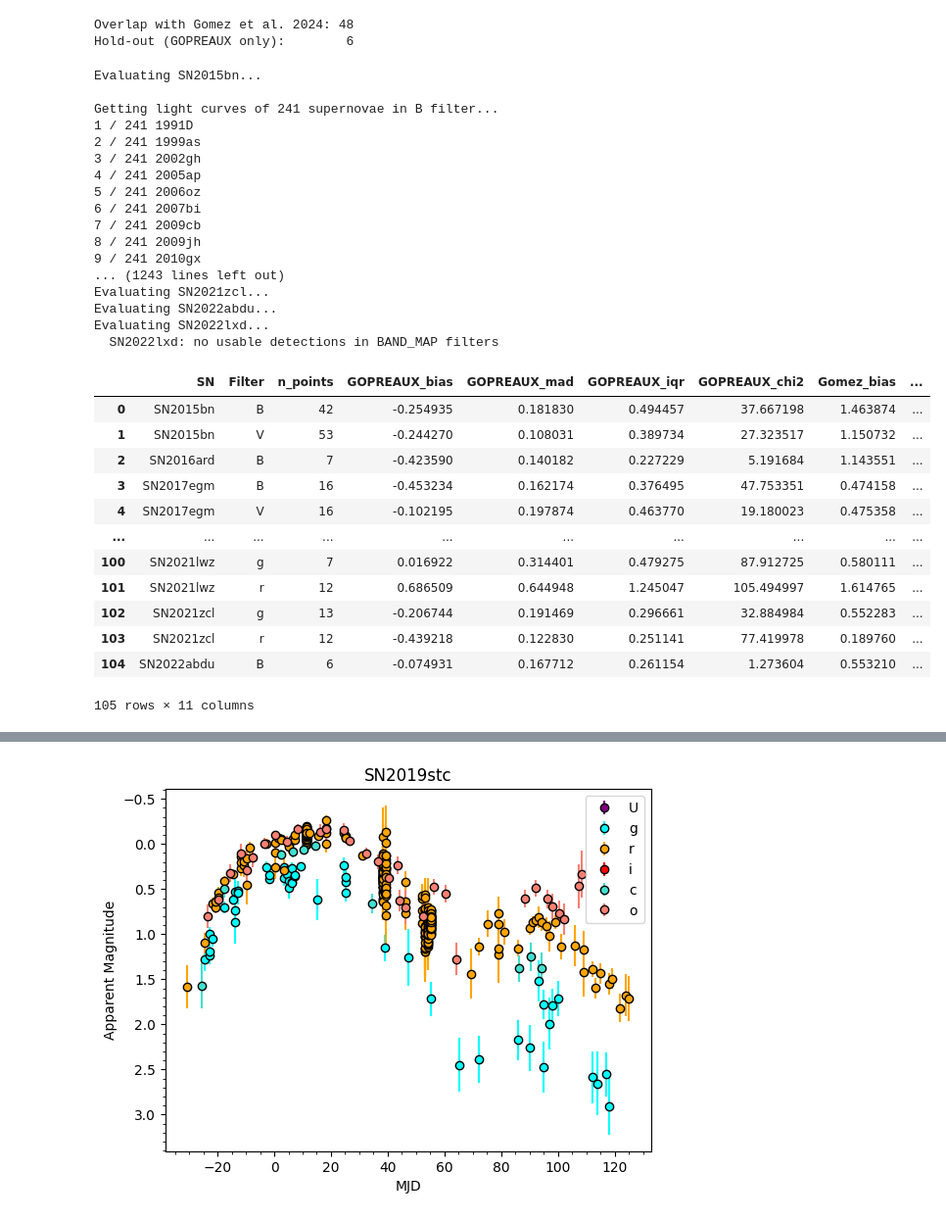
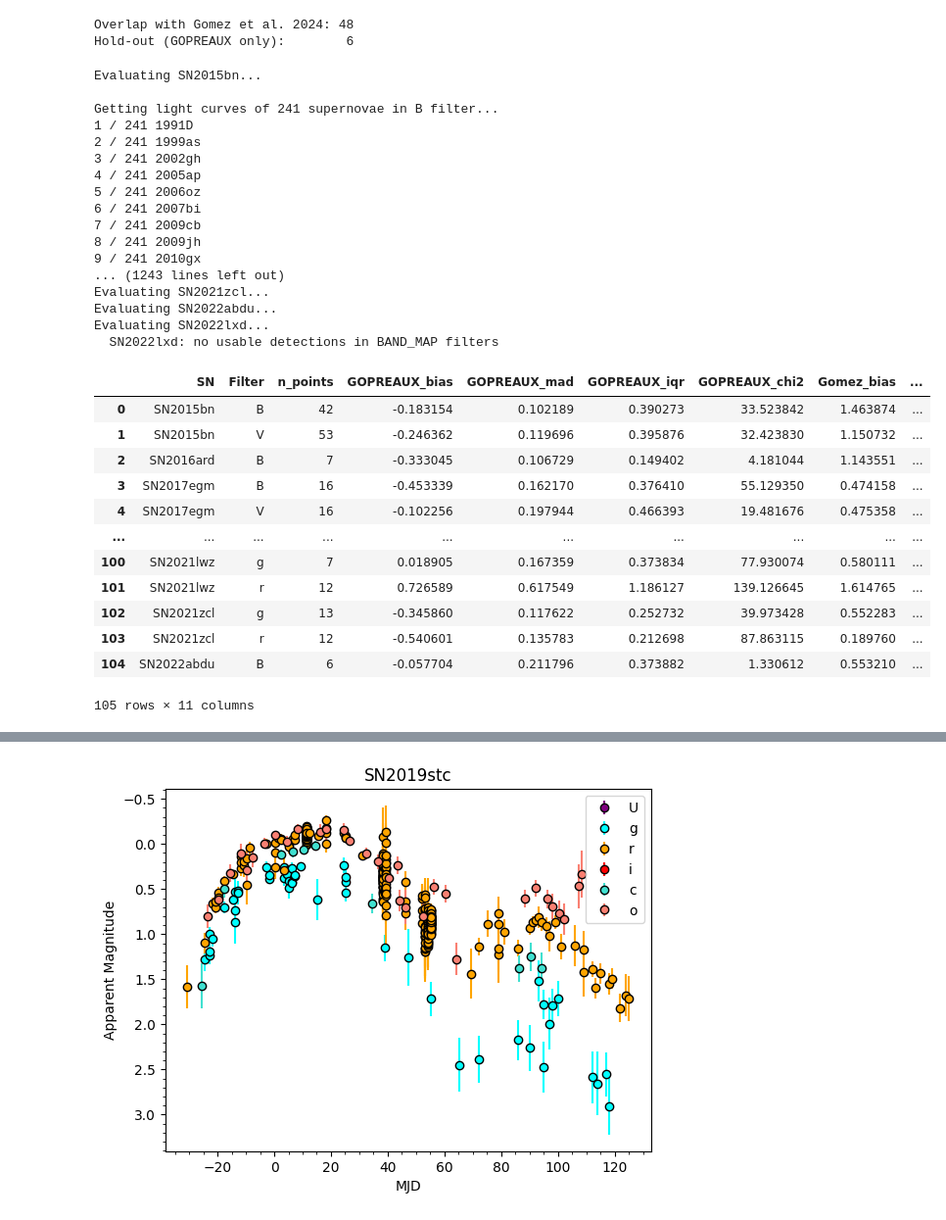
Before and after one commit to crpellegrino/gopreaux, a Jupyter notebook: examples/comparisons/compare_slsn_models.ipynb, the cells around one changed output, grey strips where cells are left out. Shown at 98% size. Drawn from its saved outputs; the diff is of its cells as text; code cells hidden in the pictures.

```diff
--- a/examples/comparisons/compare_slsn_models.ipynb
+++ b/examples/comparisons/compare_slsn_models.ipynb
@@ -361,7 +210,7 @@ def predict_gomez(obs: pd.DataFrame) -> pd.DataFrame:
     gomez_mags, gomez_lo, gomez_hi = [], [], []
 
     for _, row in obs.iterrows():
-        band = row["GomezBand"]
+        band = row["CompFilter"]
         try:
             times, mean, lo, hi = get_gomez_lc(band)
             interp_mean = interp1d(times, mean, bounds_error=False, fill_value=np.nan)
@@ -380,36 +229,7 @@ def predict_gomez(obs: pd.DataFrame) -> pd.DataFrame:
     result["Gomez_hi"]  = gomez_hi
     return result
 # %%
-def compute_metrics(residuals: np.ndarray, errors: np.ndarray) -> dict:
-    """
-    Compute comparison metrics for a set of residuals (model - observed).
-
-    Args:
-        residuals: model_mag - observed_mag at each point
-        errors:    photometric uncertainty at each point
-
-    Returns:
-        dict with keys: n, bias, mad, iqr, chi2_reduced
-    """
-    # Use a joint mask so residuals and errors stay the same length
-    mask = ~np.isnan(residuals) & ~np.isnan(errors) & (errors > 0)
-    residuals = residuals[mask]
-    errors    = errors[mask]
-
-    # Use a floor of 0.05 mag for errors, to avoid inflated chi sq. values
-    small_error_mask = errors < 0.05
-    errors[small_error_mask] = 0.05
-
-    if len(residuals) == 0:
-        return {"n": 0, "bias": np.nan, "mad": np.nan, "iqr": np.nan, "chi2_reduced": np.nan}
-
-    bias = np.median(residuals)
-    mad  = np.median(np.abs(residuals - bias))
-    iqr  = np.subtract(*np.percentile(residuals, [75, 25]))
-    chi2_reduced = np.mean((residuals / errors) ** 2)
-
-    return {"n": len(residuals), "bias": bias, "mad": mad, "iqr": iqr, "chi2_reduced": chi2_reduced}
-
+from util import compute_metrics, get_observed_points, load_datacube, predict_gopreaux
 
 def evaluate_sn(sn_name: str, model, plot: bool = False) -> pd.DataFrame:
     """
@@ -426,8 +246,8 @@ def evaluate_sn(sn_name: str, model, plot: bool = False) -> pd.DataFrame:
             GOPREAUX_bias, GOPREAUX_mad, GOPREAUX_iqr, GOPREAUX_chi2,
             Gomez_bias,    Gomez_mad,    Gomez_iqr,    Gomez_chi2
     """
-    cube = load_datacube(sn_name, min_phase=MIN_PHASE, max_phase=MAX_PHASE)
-    obs  = observed_points(cube, BAND_MAP)
+    cube = load_datacube(sn_name, "SLSN-I", "SLSN-I", min_phase=MIN_PHASE, max_phase=MAX_PHASE)
+    obs  = get_observed_points(cube, BAND_MAP)
     if obs.empty:
         print(f"  {sn_name}: no usable detections in BAND_MAP filters")
         return pd.DataFrame()
@@ -463,51 +283,53 @@ def evaluate_sn(sn_name: str, model, plot: bool = False) -> pd.DataFrame:
     return pd.DataFrame(rows)
 # %%
 from caat import SN
+from util import CUBE_ROOT
 
 # Run the evaluation over all hold-out SNe
 # Requires the SLSN-I model to be loaded as `slsn_model` (see cell above)
 
 all_results = []
 for sn in OVERLAP:
     sn_obj = SN(name=sn)
-    if sn_obj.info.get("peak_mag", "") and os.path.exists(CUBE_ROOT + "/" + sn + f"/{sn}_datacube_mangled.csv"):
+    cube_path = os.path.join(CUBE_ROOT, "SLSN-I", "SLSN-I", sn, f"{sn}_datacube_mangled.csv")
+    if sn_obj.info.get("peak_mag", "") and os.path.exists(cube_path):
         print(f"Evaluating {sn}...")
         result = evaluate_sn(sn, slsn_model, plot=False)
         if not result.empty:
             all_results.append(result)
 
 results = pd.concat(all_results, ignore_index=True)
 results
 # %% [output]
 Evaluating SN2015bn...
 
 Getting light curves of 241 supernovae in B filter...
 1 / 241 1991D
 2 / 241 1999as
 3 / 241 2002gh
 4 / 241 2005ap
 5 / 241 2006oz
 6 / 241 2007bi
 7 / 241 2009cb
 8 / 241 2009jh
 9 / 241 2010gx
 ... (1243 lines left out)
 Evaluating SN2021zcl...
 Evaluating SN2022abdu...
 Evaluating SN2022lxd...
   SN2022lxd: no usable detections in BAND_MAP filters
 |  | SN | Filter | n_points | GOPREAUX_bias | GOPREAUX_mad | GOPREAUX_iqr | GOPREAUX_chi2 | Gomez_bias | ... |
-| 0 | SN2015bn | B | 42 | -0.254935 | 0.181830 | 0.494457 | 37.667198 | 1.463874 | ... |
-| 1 | SN2015bn | V | 53 | -0.244270 | 0.108031 | 0.389734 | 27.323517 | 1.150732 | ... |
-| 2 | SN2016ard | B | 7 | -0.423590 | 0.140182 | 0.227229 | 5.191684 | 1.143551 | ... |
-| 3 | SN2017egm | B | 16 | -0.453234 | 0.162174 | 0.376495 | 47.753351 | 0.474158 | ... |
-| 4 | SN2017egm | V | 16 | -0.102195 | 0.197874 | 0.463770 | 19.180023 | 0.475358 | ... |
+| 0 | SN2015bn | B | 42 | -0.183154 | 0.102189 | 0.390273 | 33.523842 | 1.463874 | ... |
+| 1 | SN2015bn | V | 53 | -0.246362 | 0.119696 | 0.395876 | 32.423830 | 1.150732 | ... |
+| 2 | SN2016ard | B | 7 | -0.333045 | 0.106729 | 0.149402 | 4.181044 | 1.143551 | ... |
+| 3 | SN2017egm | B | 16 | -0.453339 | 0.162170 | 0.376410 | 55.129350 | 0.474158 | ... |
+| 4 | SN2017egm | V | 16 | -0.102256 | 0.197944 | 0.466393 | 19.481676 | 0.475358 | ... |
 | ... | ... | ... | ... | ... | ... | ... | ... | ... | ... |
-| 100 | SN2021lwz | g | 7 | 0.016922 | 0.314401 | 0.479275 | 87.912725 | 0.580111 | ... |
-| 101 | SN2021lwz | r | 12 | 0.686509 | 0.644948 | 1.245047 | 105.494997 | 1.614765 | ... |
-| 102 | SN2021zcl | g | 13 | -0.206744 | 0.191469 | 0.296661 | 32.884984 | 0.552283 | ... |
-| 103 | SN2021zcl | r | 12 | -0.439218 | 0.122830 | 0.251141 | 77.419978 | 0.189760 | ... |
-| 104 | SN2022abdu | B | 6 | -0.074931 | 0.167712 | 0.261154 | 1.273604 | 0.553210 | ... |
+| 100 | SN2021lwz | g | 7 | 0.018905 | 0.167359 | 0.373834 | 77.930074 | 0.580111 | ... |
+| 101 | SN2021lwz | r | 12 | 0.726589 | 0.617549 | 1.186127 | 139.126645 | 1.614765 | ... |
+| 102 | SN2021zcl | g | 13 | -0.345860 | 0.117622 | 0.252732 | 39.973428 | 0.552283 | ... |
+| 103 | SN2021zcl | r | 12 | -0.540601 | 0.135783 | 0.212698 | 87.863115 | 0.189760 | ... |
+| 104 | SN2022abdu | B | 6 | -0.057704 | 0.211796 | 0.373882 | 1.330612 | 0.553210 | ... |
 105 rows × 11 columns
 # %%
 import matplotlib.pyplot as plt
```
Also changed, not shown: parts of 4 cells of this notebook, 2 other files.
